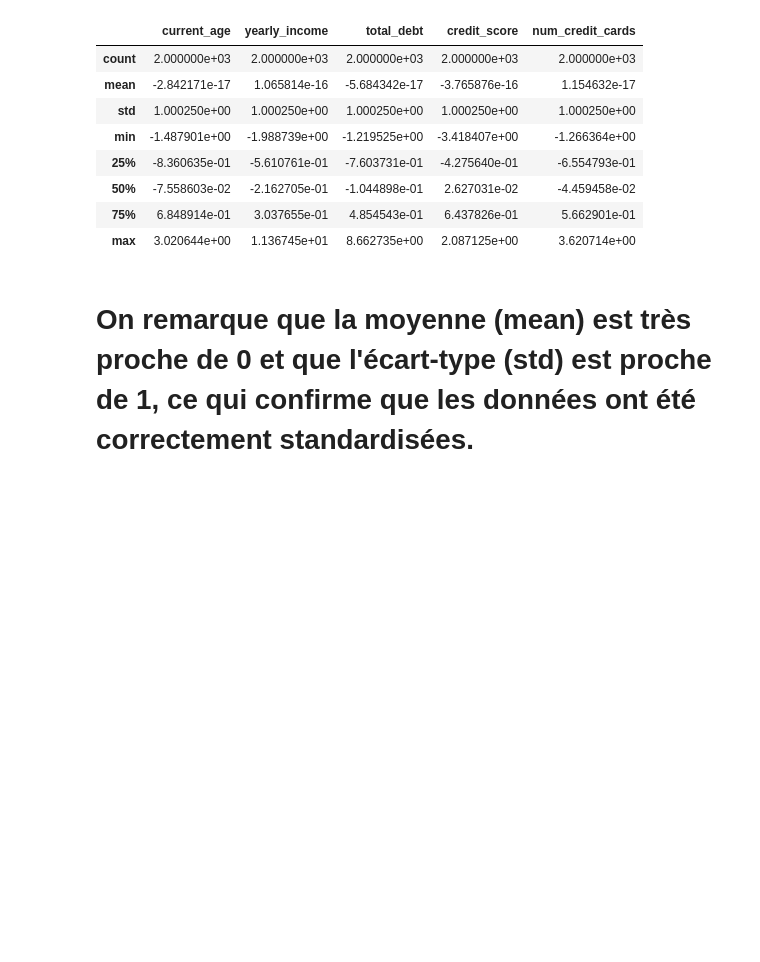
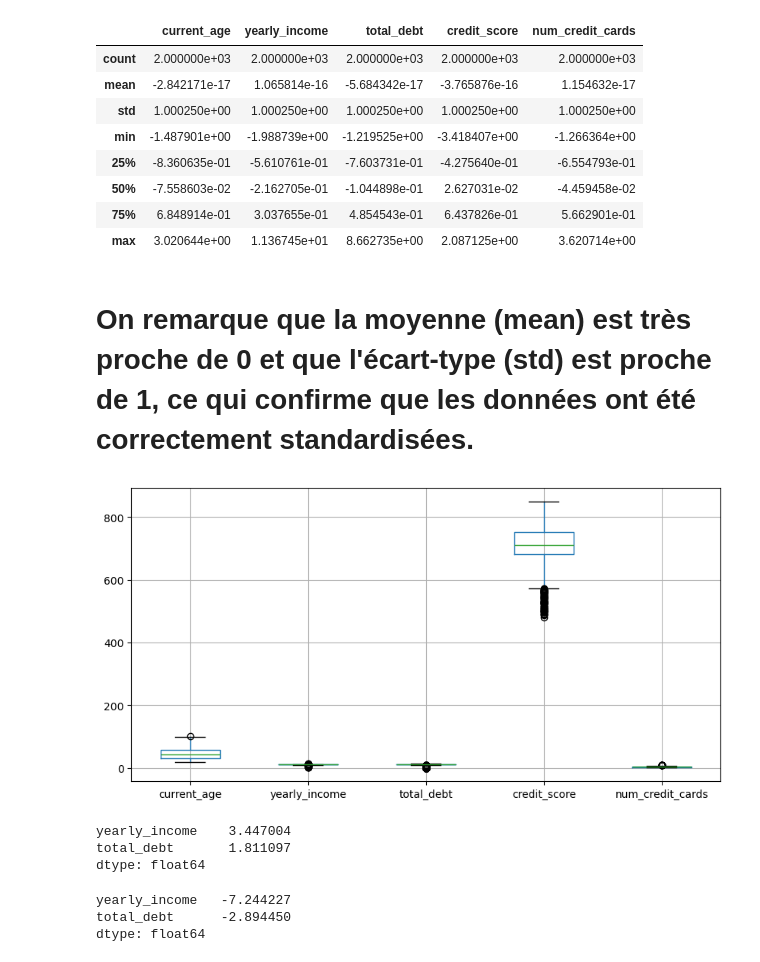
Before and after one commit to rimlahrech05-66/clustering, a Jupyter notebook: data.ipynb, the cells around one changed output. Drawn from its saved outputs; the diff is of its cells as text; code cells hidden in the pictures; blank space fills up the shorter version.

```diff
--- a/data.ipynb
+++ b/data.ipynb
@@ -201,3 +201,32 @@ X_scaled.describe()
 | max | 3.020644e+00 | 1.136745e+01 | 8.662735e+00 | 2.087125e+00 | 3.620714e+00 |
 # %% [markdown]
 # On remarque que la moyenne (mean) est très proche de 0 et que l'écart-type (std) est proche de 1, ce qui confirme que les données ont été correctement standardisées.
+# %%
+import numpy as np
+
+# Appliquer une transformation logarithmique
+X_log = X.copy()
+
+X_log["yearly_income"] = np.log1p(X_log["yearly_income"])
+X_log["total_debt"] = np.log1p(X_log["total_debt"])
+# %%
+import matplotlib.pyplot as plt
+
+X_log.boxplot(figsize=(10,5))
+plt.show()
+# %% [output]
+[figure, added]
+# %%
+# Asymétrie avant transformation
+X[['yearly_income', 'total_debt']].skew()
+# %% [output]
+yearly_income    3.447004
+total_debt       1.811097
+dtype: float64
+# %%
+# Asymétrie après transformation
+X_log[['yearly_income', 'total_debt']].skew()
+# %% [output]
+yearly_income   -7.244227
+total_debt      -2.894450
+dtype: float64
```
Also changed, not shown: parts of 2 cells of this notebook.
